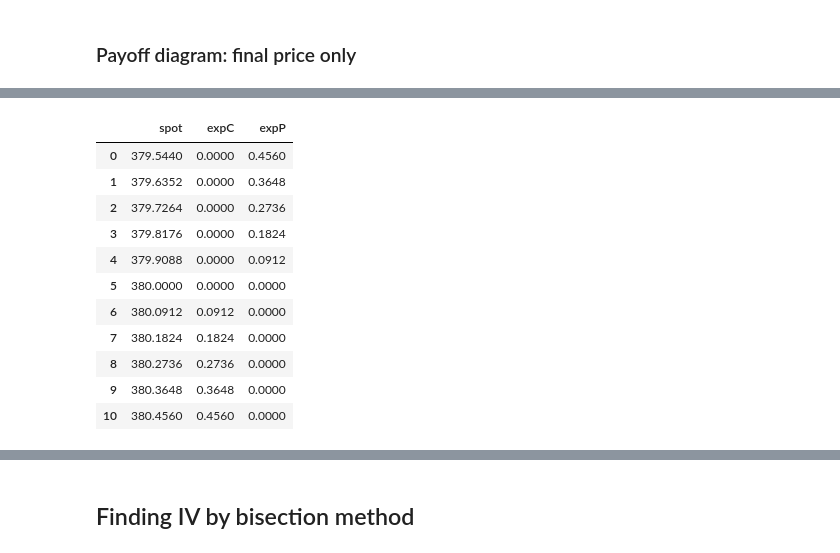
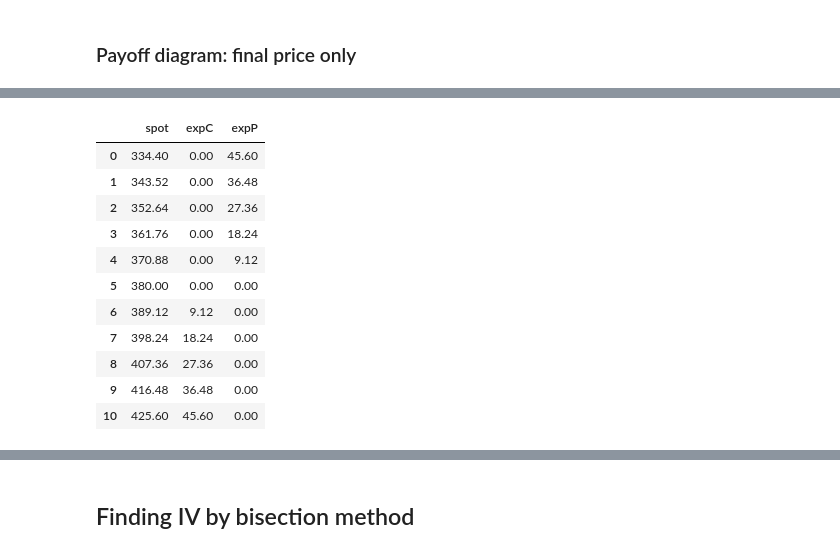
Before and after one commit to willbillionquant/bsoption, a Jupyter notebook: bsmodel-basic.ipynb, the cells around one changed output, grey strips where cells are left out. Cells and saved outputs as stored; diff of their text form; code cells hidden in the pictures.

```diff
--- a/bsmodel-basic.ipynb
+++ b/bsmodel-basic.ipynb
@@ -64,27 +64,27 @@ Put theta: -0.11898607119104739
 # %%
 stock3 = 420  # Underlying price
 strike3 = 380   # strike price
 tradedate3 = datetime(2022, 2, 16)
 expiry3 = datetime(2022, 3, 30)
 numday3 = (expiry3 - tradedate3).days    # number of days to expiry
-sig3 = 24 / 100   # IV 24%
+sig3 = 24   # IV 24%
 
 BStest3 = BSModel(stock3, strike3, numday3, sig3/100)
 BStest3.getpayoff()
 # %% [output]
 [interactive output not drawn]
 |  | spot | expC | expP |
-| 0 | 379.5440 | 0.0000 | 0.4560 |
-| 1 | 379.6352 | 0.0000 | 0.3648 |
-| 2 | 379.7264 | 0.0000 | 0.2736 |
-| 3 | 379.8176 | 0.0000 | 0.1824 |
-| 4 | 379.9088 | 0.0000 | 0.0912 |
-| 5 | 380.0000 | 0.0000 | 0.0000 |
-| 6 | 380.0912 | 0.0912 | 0.0000 |
-| 7 | 380.1824 | 0.1824 | 0.0000 |
-| 8 | 380.2736 | 0.2736 | 0.0000 |
-| 9 | 380.3648 | 0.3648 | 0.0000 |
-| 10 | 380.4560 | 0.4560 | 0.0000 |
+| 0 | 334.40 | 0.00 | 45.60 |
+| 1 | 343.52 | 0.00 | 36.48 |
+| 2 | 352.64 | 0.00 | 27.36 |
+| 3 | 361.76 | 0.00 | 18.24 |
+| 4 | 370.88 | 0.00 | 9.12 |
+| 5 | 380.00 | 0.00 | 0.00 |
+| 6 | 389.12 | 9.12 | 0.00 |
+| 7 | 398.24 | 18.24 | 0.00 |
+| 8 | 407.36 | 27.36 | 0.00 |
+| 9 | 416.48 | 36.48 | 0.00 |
+| 10 | 425.60 | 45.60 | 0.00 |
 # %%
 BStest3.getpayoff(preexpiry=True)
 # %% [output]
```
Also changed, not shown: parts of 2 cells of this notebook.
